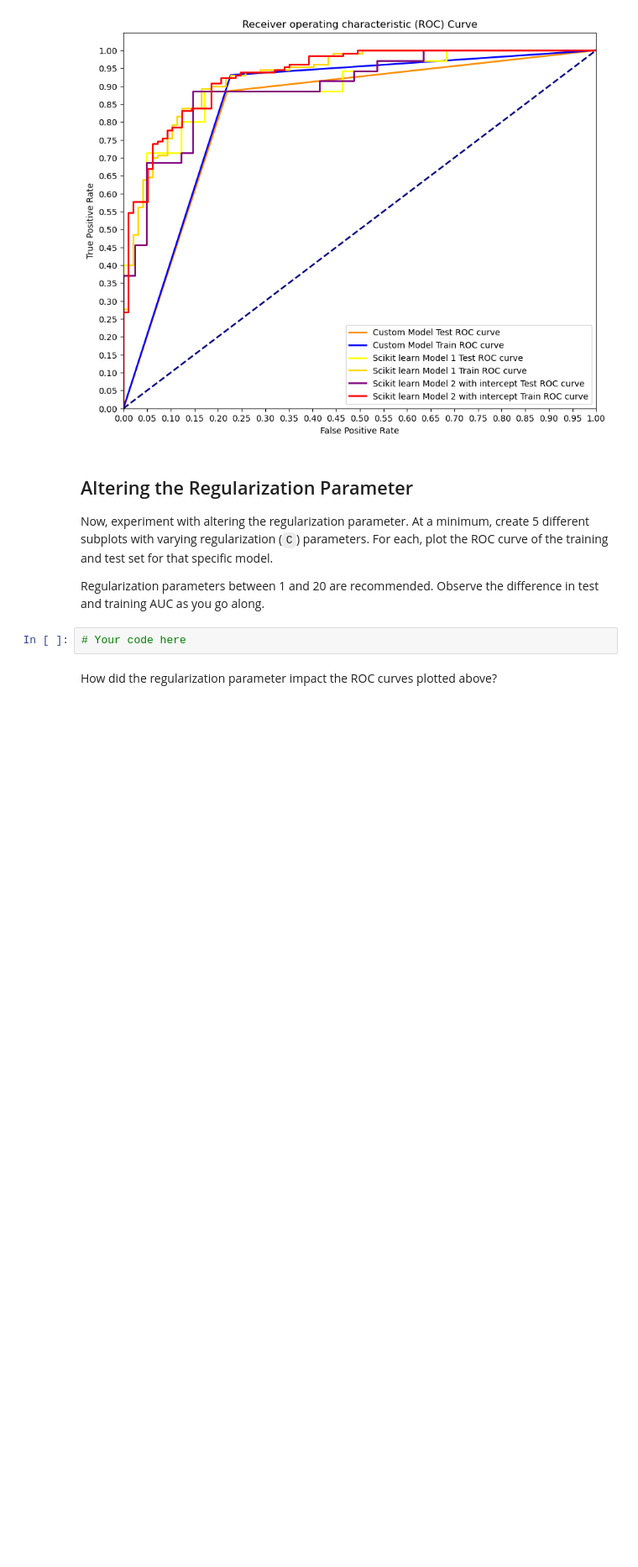
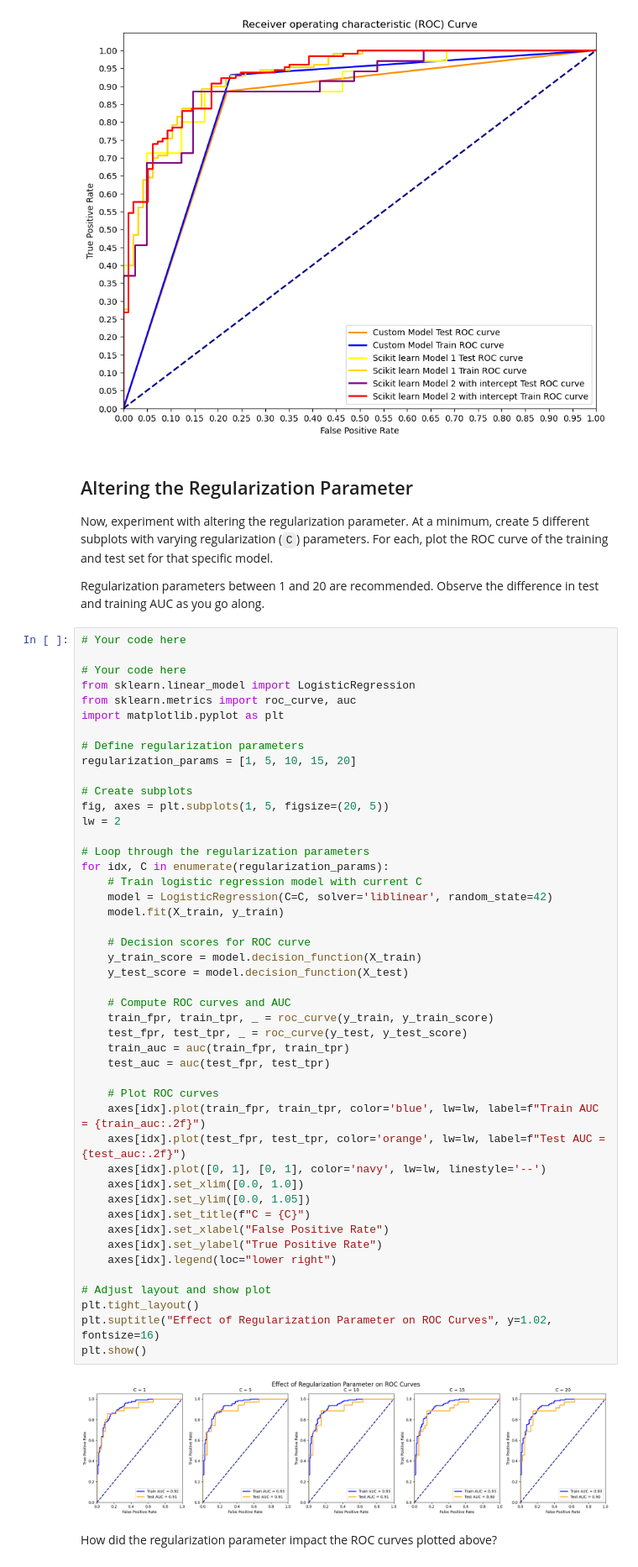
Before and after one commit to vnelima/Week-3-a, a Jupyter notebook: dsc-logistic-regression-model-comparisons-lab-master/index.ipynb, the cells around one changed output. Shown at 84% size. Drawn from its saved outputs; the diff is of its cells as text; blank space fills up the shorter version.

Commit message:
logistics regression model lab

```diff
--- a/dsc-logistic-regression-model-comparisons-lab-master/index.ipynb
+++ b/dsc-logistic-regression-model-comparisons-lab-master/index.ipynb
@@ -213,8 +213,54 @@ Scikit-learn Model 2 with intercept Train AUC: 0.9325931800158604
 Now, experiment with altering the regularization parameter. At a minimum, create 5 different subplots with varying regularization (`C`) parameters. For each, plot the ROC curve of the training and test set for that specific model.
 
 Regularization parameters between 1 and 20 are recommended. Observe the difference in test and training AUC as you go along.
-# %%
-# Your code here
+# %%
+# Your code here
+
+# Your code here
+from sklearn.linear_model import LogisticRegression
+from sklearn.metrics import roc_curve, auc
+import matplotlib.pyplot as plt
+
+# Define regularization parameters
+regularization_params = [1, 5, 10, 15, 20]
+
+# Create subplots
+fig, axes = plt.subplots(1, 5, figsize=(20, 5))
+lw = 2
+
+# Loop through the regularization parameters
+for idx, C in enumerate(regularization_params):
+    # Train logistic regression model with current C
+    model = LogisticRegression(C=C, solver='liblinear', random_state=42)
+    model.fit(X_train, y_train)
+
+    # Decision scores for ROC curve
+    y_train_score = model.decision_function(X_train)
+    y_test_score = model.decision_function(X_test)
+
+    # Compute ROC curves and AUC
+    train_fpr, train_tpr, _ = roc_curve(y_train, y_train_score)
+    test_fpr, test_tpr, _ = roc_curve(y_test, y_test_score)
+    train_auc = auc(train_fpr, train_tpr)
+    test_auc = auc(test_fpr, test_tpr)
+
+    # Plot ROC curves
+    axes[idx].plot(train_fpr, train_tpr, color='blue', lw=lw, label=f"Train AUC = {train_auc:.2f}")
+    axes[idx].plot(test_fpr, test_tpr, color='orange', lw=lw, label=f"Test AUC = {test_auc:.2f}")
+    axes[idx].plot([0, 1], [0, 1], color='navy', lw=lw, linestyle='--')
+    axes[idx].set_xlim([0.0, 1.0])
+    axes[idx].set_ylim([0.0, 1.05])
+    axes[idx].set_title(f"C = {C}")
+    axes[idx].set_xlabel("False Positive Rate")
+    axes[idx].set_ylabel("True Positive Rate")
+    axes[idx].legend(loc="lower right")
+
+# Adjust layout and show plot
+plt.tight_layout()
+plt.suptitle("Effect of Regularization Parameter on ROC Curves", y=1.02, fontsize=16)
+plt.show()
+# %% [output]
+[figure, added]
 # %% [markdown]
 How did the regularization parameter impact the ROC curves plotted above?
 # %% [markdown]
```
